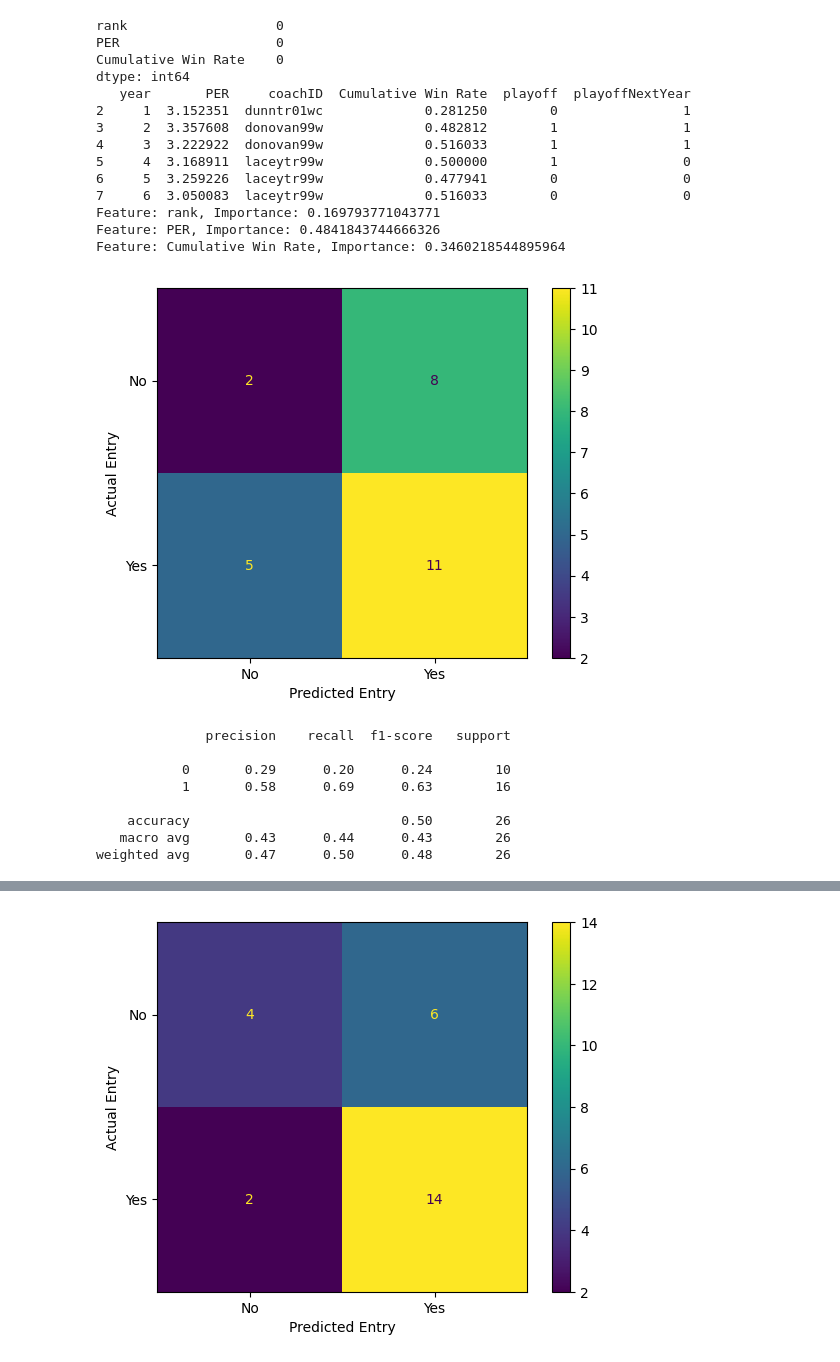
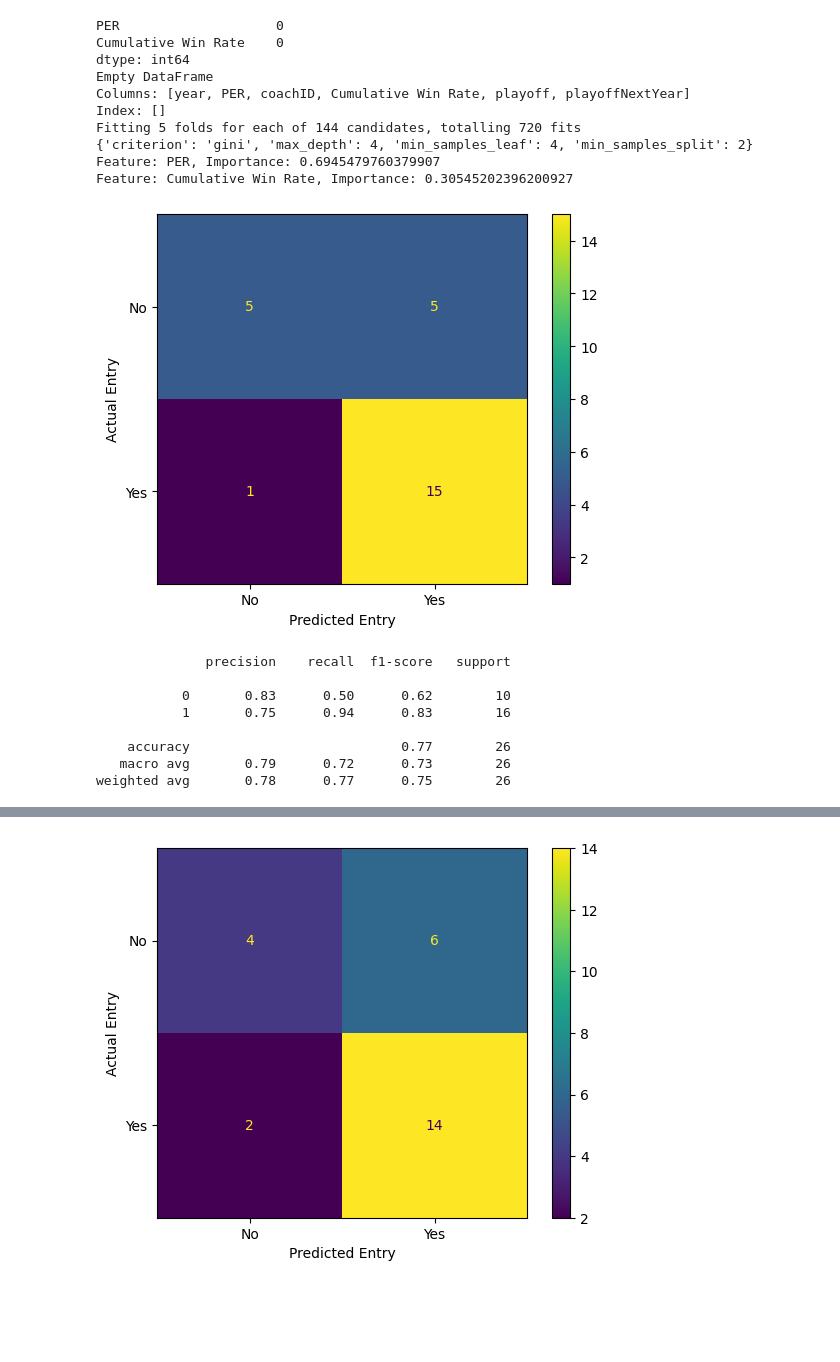
Before and after one commit to sirkotal/feup-ac, a Jupyter notebook: training.ipynb, the cells around one changed output, grey strips where cells are left out. Cells and saved outputs as stored; diff of their text form; code cells hidden in the pictures; blank space fills up the shorter version.

Commit message:
hyper-parameter

```diff
--- a/training.ipynb
+++ b/training.ipynb
@@ -36,66 +38,81 @@ df_teams.dropna(subset=['playoffNextYear'], inplace=True)
 #df_teams["confW"] = df_teams["confW"].fillna(0)
 #df_teams = df_teams.fillna(-1)
 label_encoder = LabelEncoder()
+df_teams['tmID'] = label_encoder.fit_transform(df_teams['tmID'])
 df_teams['playoff'] = label_encoder.fit_transform(df_teams['playoff'])
 df_teams['playoffNextYear'] = label_encoder.fit_transform(df_teams['playoffNextYear'])
 features = ['PER', 'Cumulative Win Rate'] # attend?
 
 df_teams_train = df_teams[df_teams['year'] <= 7]
 df_teams_test = df_teams[df_teams['year'].isin([8,9])]
 # df_teams_train = df_teams[df_teams['year'] <= 5]
 # df_teams_test = df_teams[df_teams['year'].isin([6])]
 
 training_inputs = df_teams_train[features]
 training_classes = df_teams_train['playoffNextYear']
 testing_inputs = df_teams_test[features]
 testing_classes = df_teams_test['playoffNextYear']
 print(training_inputs.isna().sum())
 print(df_teams_train[df_teams_train['tmID'] == "CHA"][['year', 'PER', 'coachID', 'Cumulative Win Rate', 'playoff', 'playoffNextYear']])
 
 dt_class = DecisionTreeClassifier(random_state=42)
-dt_class.fit(training_inputs, training_classes)
+
+param_grid = {
+    'criterion': ['gini', 'entropy'],
+    'max_depth': [None, 2, 3, 4, 5, 10, 20, 30],
+    'min_samples_split': [2, 5, 10],
+    'min_samples_leaf': [1, 2, 4]
+}
+
+# Set up GridSearchCV
+grid_search = GridSearchCV(
+    estimator=dt_class,
+    param_grid=param_grid,
+    scoring='accuracy',
+    cv=5,
+    verbose=1,
+    n_jobs=-1
+)
+
+grid_search.fit(training_inputs, training_classes)
 # print(training_inputs.isna().sum())
-dt_class.predict(testing_inputs)
 
-dt_class.score(testing_inputs, testing_classes)
+best_model = grid_search.best_estimator_
+best_model.predict(testing_inputs)
 
-accuracy_score(testing_classes, dt_class.predict(testing_inputs))
-
-importance = dt_class.feature_importances_
+best_model.score(testing_inputs, testing_classes)
+accuracy_score(testing_classes, best_model.predict(testing_inputs))
+importance = best_model.feature_importances_
 for feature, imp in zip(features, importance):
     print(f"Feature: {feature}, Importance: {imp}")
 
 '''f = open("results.txt", "a")
 f.write("Year 9 Accuracy = " + str(accuracy_score(testing_classes, dt_class.predict(testing_inputs))) + "\n")
 f.close()'''
 
-data_results(testing_classes, testing_inputs, dt_class)
+data_results(testing_classes, testing_inputs, best_model)
 
 # plot_tree(dt_class, feature_names=features, filled=True)
 # %% [output]
-rank                   0
 PER                    0
 Cumulative Win Rate    0
 dtype: int64
-   year       PER     coachID  Cumulative Win Rate  playoff  playoffNextYear
-2     1  3.152351  dunntr01wc             0.281250        0                1
-3     2  3.357608  donovan99w             0.482812        1                1
-4     3  3.222922  donovan99w             0.516033        1                1
-5     4  3.168911  laceytr99w             0.500000        1                0
-6     5  3.259226  laceytr99w             0.477941        0                0
-7     6  3.050083  laceytr99w             0.516033        0                0
-Feature: rank, Importance: 0.169793771043771
-Feature: PER, Importance: 0.4841843744666326
-Feature: Cumulative Win Rate, Importance: 0.3460218544895964
+Empty DataFrame
+Columns: [year, PER, coachID, Cumulative Win Rate, playoff, playoffNextYear]
+Index: []
+Fitting 5 folds for each of 144 candidates, totalling 720 fits
+{'criterion': 'gini', 'max_depth': 4, 'min_samples_leaf': 4, 'min_samples_split': 2}
+Feature: PER, Importance: 0.6945479760379907
+Feature: Cumulative Win Rate, Importance: 0.30545202396200927
-[figure, old version]
+[figure, new version]
               precision    recall  f1-score   support
 
-           0       0.29      0.20      0.24        10
-           1       0.58      0.69      0.63        16
+           0       0.83      0.50      0.62        10
+           1       0.75      0.94      0.83        16
 
-    accuracy                           0.50        26
-   macro avg       0.43      0.44      0.43        26
-weighted avg       0.47      0.50      0.48        26
+    accuracy                           0.77        26
+   macro avg       0.79      0.72      0.73        26
+weighted avg       0.78      0.77      0.75        26
 # %%
 rf_class = RandomForestClassifier(n_estimators=100)
 rf_class.fit(training_inputs, training_classes)
```
Also changed, not shown: parts of 8 cells of this notebook, 1 other file.
